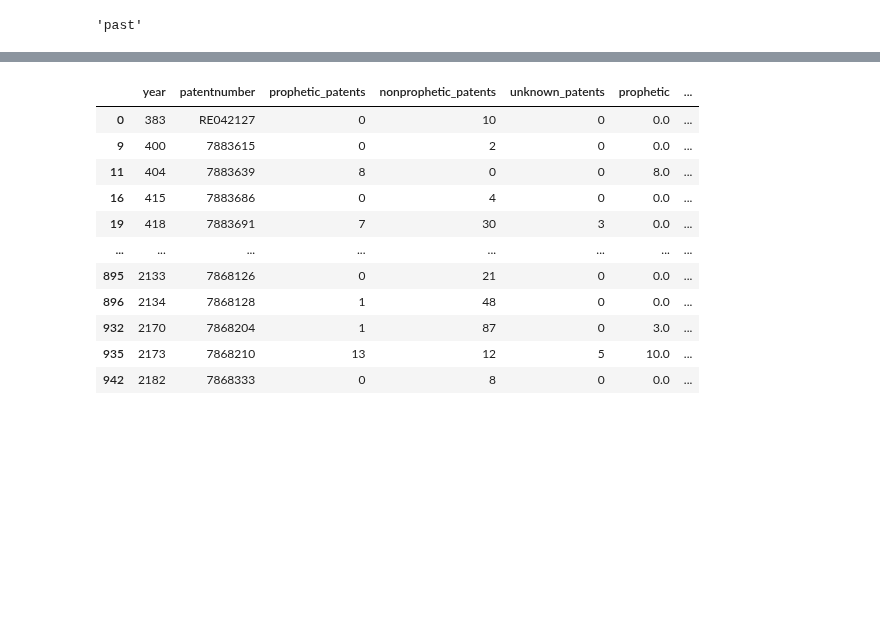
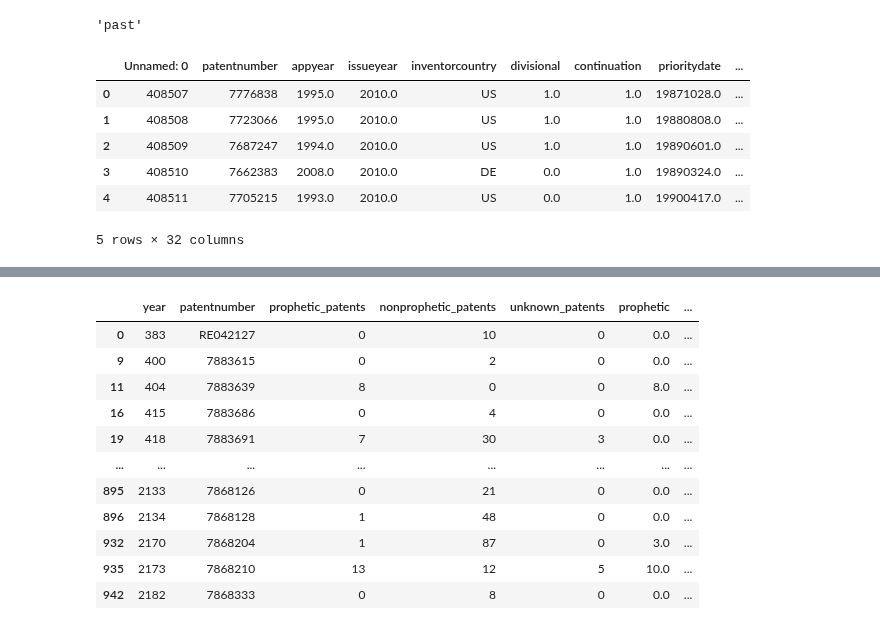
Before and after one commit to AmirMohammadiKarbalaei/prophetic_patents, a Jupyter notebook: notebooks/freilich_test_set.ipynb, the cells around one changed output, grey strips where cells are left out. Drawn from its saved outputs; the diff is of its cells as text; code cells hidden in the pictures; blank space fills up the shorter version.

```diff
--- a/notebooks/freilich_test_set.ipynb
+++ b/notebooks/freilich_test_set.ipynb
@@ -172,17 +172,25 @@ analyze_sentence_tense("".join((examples[25]["content"])))
 # %%
 # test_data = load_from_pickle("../data/test_dataset_2015.pkl")
 
 # df_test_data = pd.DataFrame(test_data,index=["xml"],).T.reset_index()
 # df_test_data.columns = ["patentnumber","xml"]
 
 
 # df = read_xlsb_file()
 
 # df[df.issueyear == 2012].to_csv("freilichdataet_2012.csv")
-df2 = pd.read_csv("freilichdataet_2011.csv")
+df2 = pd.read_csv("freilichdataet_2010.csv")
 df2["patentnumber"] = df2["patentnumber"].astype(str).transform(lambda x: x.replace(".0", ""))
 df2["patentnumber"] = df2["patentnumber"].apply(remove_leadiong_zeros)
 df2.head()
+# %% [output]
+|  | Unnamed: 0 | patentnumber | appyear | issueyear | inventorcountry | divisional | continuation | prioritydate | ... |
+| 0 | 408507 | 7776838 | 1995.0 | 2010.0 | US | 1.0 | 1.0 | 19871028.0 | ... |
+| 1 | 408508 | 7723066 | 1995.0 | 2010.0 | US | 1.0 | 1.0 | 19880808.0 | ... |
+| 2 | 408509 | 7687247 | 1994.0 | 2010.0 | US | 1.0 | 1.0 | 19890601.0 | ... |
+| 3 | 408510 | 7662383 | 2008.0 | 2010.0 | DE | 0.0 | 1.0 | 19890324.0 | ... |
+| 4 | 408511 | 7705215 | 1993.0 | 2010.0 | US | 0.0 | 1.0 | 19900417.0 | ... |
+5 rows × 32 columns
 # %%
 import sqlite3 as sql
 import pandas as pd
```
Also changed, not shown: parts of 2 cells of this notebook, 1 other file.
